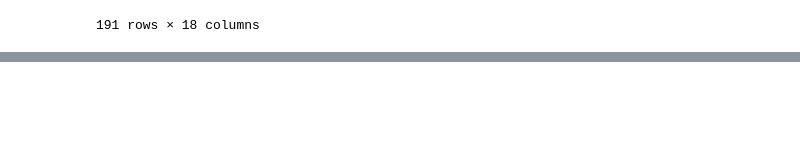
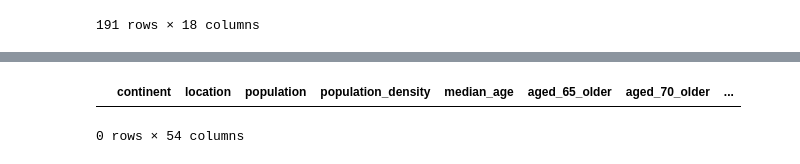
Before and after one commit to EDA-COVID/Proyecto_equipo, a Jupyter notebook: src/main_mdm.ipynb, the cells around one changed output, grey strips where cells are left out. Drawn from its saved outputs; the diff is of its cells as text; code cells hidden in the pictures; blank space fills up the shorter version.

```diff
--- a/src/main_mdm.ipynb
+++ b/src/main_mdm.ipynb
@@ -66,0 +32,3 @@ second
+# %%
+covid= df_covid(covid, "data")
+covid
@@ -119,0 +120,5 @@ data_covid
+# %%
+covid.dropna(axis='rows')
+# %% [output]
+|  | continent | location | population | population_density | median_age | aged_65_older | aged_70_older | ... |
+0 rows × 54 columns
```
Also changed, not shown: parts of 13 cells of this notebook, 2 other files.
